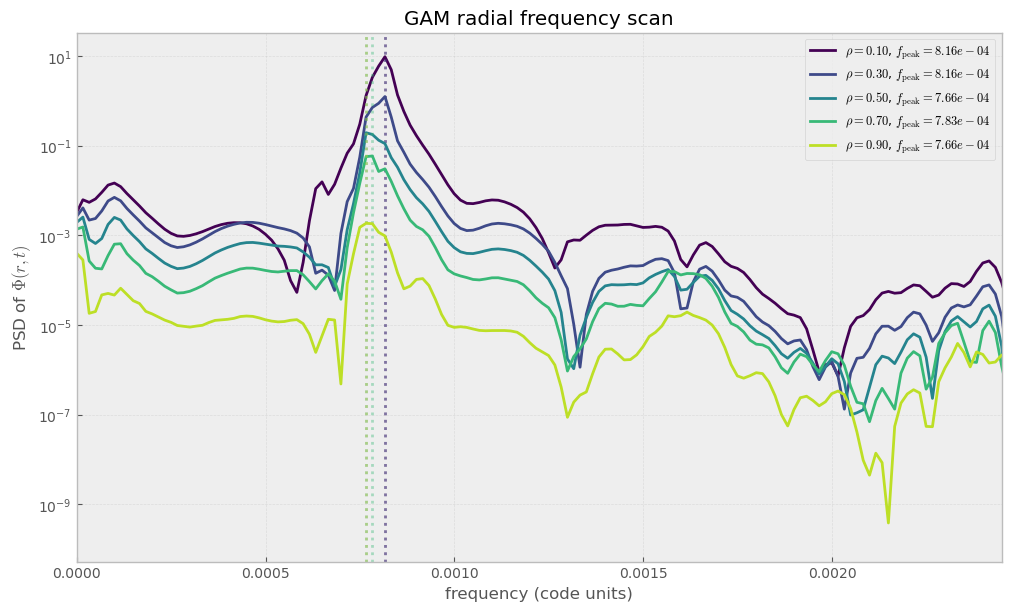
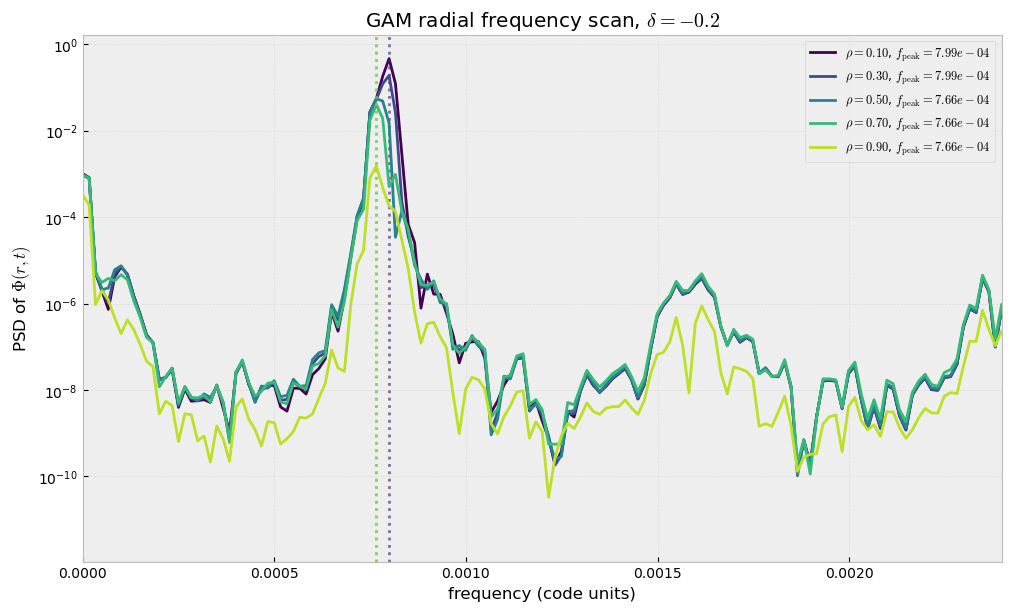
Unified diff of the notebook cell whose output changed from the first chart to the second:
--- before
+++ after
@@ -1,4 +1,4 @@
 # TODO: ai generated!
-def plot_radial_frequency_scan(phi2D_list, jacobian_dictionary, dt_diag, radii = (0.1, 0.3, 0.5, 0.7, 0.9), figsize = (10, 6)):
+def plot_radial_frequency_scan(phi2D_list, jacobian_dictionary, dt_diag, radii = (0.1, 0.3, 0.5, 0.7, 0.9), figsize = (10, 6), title_suffix = ""):
 	
 	radial_time_series = utils.generate_poloidally_averaged_time_series(phi2D_list, jacobian_dictionary);
@@ -27,5 +27,5 @@
 	ax.set_xlabel("frequency (code units)");
 	ax.set_ylabel("PSD of $\\Phi(r, t)$");
-	ax.set_title("GAM radial frequency scan");
+	ax.set_title(f"GAM radial frequency scan, {title_suffix}");
 	ax.legend(fontsize = 9);
 	ax.grid(True, alpha = 0.3);
@@ -38,3 +38,3 @@
 	return fig, peak_frequencies, df;
 
-plot_radial_frequency_scan(data_arrays, jacobian_dictionary, dt_diag);
+plot_radial_frequency_scan(data_arrays, jacobian_dictionary, dt_diag, title_suffix = r"$\delta = -0.3$");

Commit: Errata.